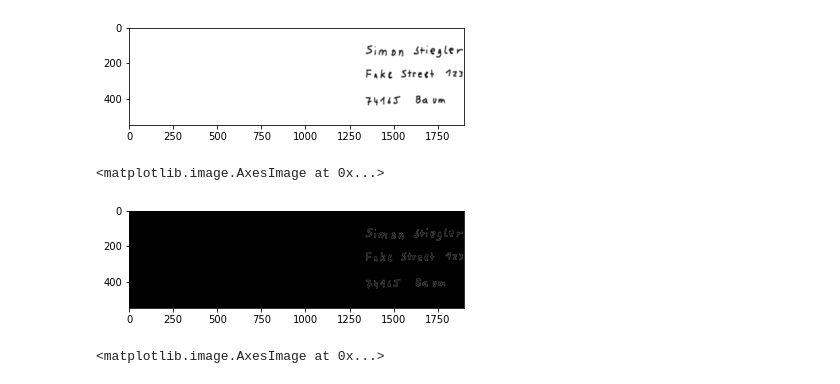
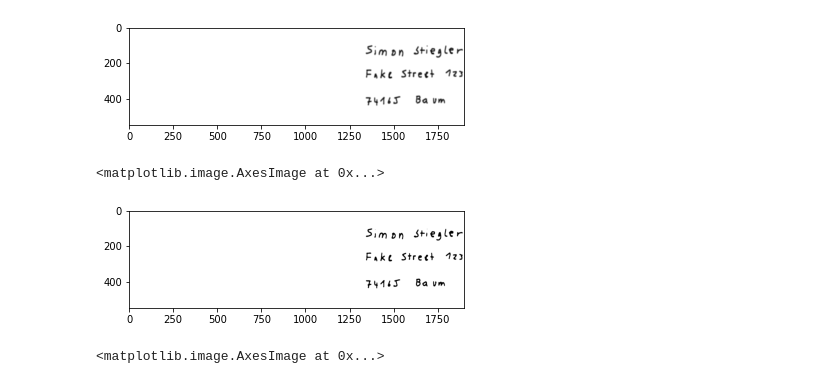
Before and after one commit to SimonStiegler/CRV_Postleitzahlerkennung, a Jupyter notebook: Programm.ipynb, the cells around one changed output. Cells and saved outputs as stored; diff of their text form; code cells hidden in the pictures.

```diff
--- a/Programm.ipynb
+++ b/Programm.ipynb
@@ -199,9 +199,9 @@ plt.imshow(addressField, cmap="gray")
 <matplotlib.image.AxesImage at 0x...>
 [figure]
 # %%
-cannyAF = cv2.Canny(addressField,200,255)
-plt.imshow(cannyAF,cmap="gray")
+th, binAF = cv2.threshold(addressField, 128, 255, cv2.THRESH_BINARY)
+plt.imshow(binAF,cmap="gray")
 # %% [output]
 <matplotlib.image.AxesImage at 0x...>
-[figure, old version]
+[figure, new version]
 # %%
```
Also changed, not shown: parts of 2 cells of this notebook.
